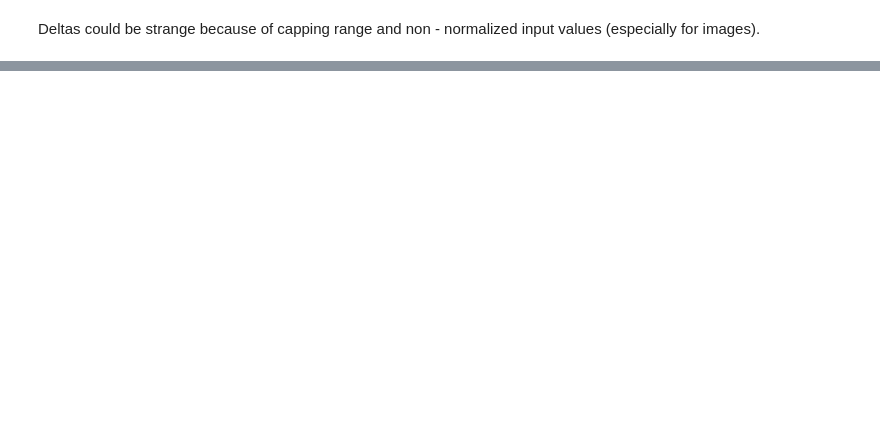
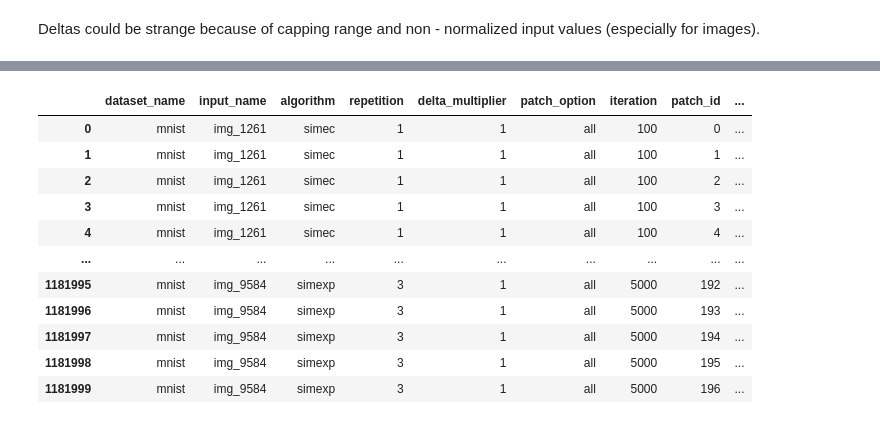
Before and after one commit to alessiomarta/transformers_equivalence_classes, a Jupyter notebook: notebooks/exploration-analysis.ipynb, the cells around one changed output, grey strips where cells are left out. Drawn from its saved outputs; the diff is of its cells as text; code cells hidden in the pictures; blank space fills up the shorter version.

Commit message:
volumes and exploration analysis

```diff
--- a/notebooks/exploration-analysis.ipynb
+++ b/notebooks/exploration-analysis.ipynb
@@ -286,0 +453,14 @@ n_inputs = 10  # here we consider experiments repeated once (hence, 10 inputs pe
+# %%
+grouped = experiments_df.groupby(
+    ["input_name", "algorithm", "repetition", "delta_multiplier", "patch_option", "dataset_name"]
+)
+
+normal = []
+
+for (input_name, algorithm, repetition, delta_multiplier, patch_option, dataset_name), group in grouped:
+    # taking first embedding representing the whole image
+    embeddings = np.stack(group["input_embedding"].values)[:,0,0,:]  # Shape: (iterations, hidden_size)
+    _, pvalues = normaltest(embeddings, axis = -1)
+    if not all(pvalues > 0.05):
+        print(">>>> Some of the embeddings are not normal")
+        break
@@ -286,0 +528,66 @@ n_inputs = 10  # here we consider experiments repeated once (hence, 10 inputs pe
+# %%
+grouped = experiments_df[experiments_df["patch_option"] == "all"].groupby(
+    ["input_name", "algorithm", "repetition", "delta_multiplier", "patch_option", "dataset_name"]
+)
+results = []
+for (input_name, algorithm, repetition, delta_multiplier, patch_option, dataset_name), group in grouped:
+    embeddings = np.ones((len(group["iteration"].unique()), group["input_embedding"].values[0].shape[-2], group["input_embedding"].values[0].shape[-1]), dtype=np.float64) * np.inf
+    for _, row in group.iterrows():
+        embeddings[row["iteration"]//100] = np.squeeze(row["input_embedding"])
+    explored_volume = np.zeros((group["input_embedding"].values[0].shape[-2],), dtype=np.float64)
+    warn = False
+    for i, iteration in enumerate(embeddings):
+        if np.count_nonzero(iteration==np.inf) == 0 and not warn:
+            if i>0:
+                #ridurre a dimensione di rango (svd) reduce svd
+                for patch_id in range(embeddings.shape[1]):
+                    rank = np.linalg.matrix_rank(embeddings[:i,patch_id,:])
+                    svd = TruncatedSVD(n_components=rank)
+                    svd_emb = svd.fit_transform(embeddings[:i,patch_id,:])
+
+                max_embedding = np.max(embeddings[:i], axis=0)  # Shape: (patches, hidden size)
+                min_embedding = np.min(embeddings[:i], axis=0)  # Shape: (patches, hidden size)
+                if np.array_equal(max_embedding, min_embedding):
+                    for patch_id in range(iteration.shape[0]):
+                        results.append((
+                            dataset_name, input_name, algorithm, repetition, delta_multiplier, patch_option, i*100, patch_id, explored_volume[patch_id]
+                        ))
+                else:
+                    with warnings.catch_warnings(record=True) as w:
+                        warnings.simplefilter("always", RuntimeWarning)  # Force warnings to be caught
+                        # Compute absolute difference
+                        sum_patches = np.abs(max_embedding - min_embedding) # Shape: (patches, hidden size)
+                        # Compute product across features (last axis)
+                        patch_volumes = np.prod(sum_patches, axis=-1, dtype=np.float64)  # Shape: (patches,)
+                        if w:
+                            for warning in w:
+                                if issubclass(warning.category, RuntimeWarning):
+                                    print(f"Input: {input_name}, Algorithm {algorithm}, Repetition {repetition}, Patch Option {patch_option}. RuntimeWarning: {warning.message}")
+                            warn = True
+                        else:
+                            # Append results as a tuple (faster than dict)
+                            for patch_id in range(patch_volumes.shape[0]):
+                                explored_volume[patch_id] += np.log(patch_volumes[patch_id])
+                                results.append((
+                                    dataset_name, input_name, algorithm, repetition, delta_multiplier, patch_option, i*100, patch_id, explored_volume[patch_id]
+                                ))
+
+# Convert results to DataFrame
+df_results = pd.DataFrame(results, columns=[
+    "dataset_name", "input_name", "algorithm", "repetition", "delta_multiplier", "patch_option", "iteration", "patch_id", "additional_patch_volume"
+])
+
+df_results
+# %% [output]
+|  | dataset_name | input_name | algorithm | repetition | delta_multiplier | patch_option | iteration | patch_id | ... |
+| 0 | mnist | img_1261 | simec | 1 | 1 | all | 100 | 0 | ... |
+| 1 | mnist | img_1261 | simec | 1 | 1 | all | 100 | 1 | ... |
+| 2 | mnist | img_1261 | simec | 1 | 1 | all | 100 | 2 | ... |
+| 3 | mnist | img_1261 | simec | 1 | 1 | all | 100 | 3 | ... |
+| 4 | mnist | img_1261 | simec | 1 | 1 | all | 100 | 4 | ... |
+| ... | ... | ... | ... | ... | ... | ... | ... | ... | ... |
+| 1181995 | mnist | img_9584 | simexp | 3 | 1 | all | 5000 | 192 | ... |
+| 1181996 | mnist | img_9584 | simexp | 3 | 1 | all | 5000 | 193 | ... |
+| 1181997 | mnist | img_9584 | simexp | 3 | 1 | all | 5000 | 194 | ... |
+| 1181998 | mnist | img_9584 | simexp | 3 | 1 | all | 5000 | 195 | ... |
+| 1181999 | mnist | img_9584 | simexp | 3 | 1 | all | 5000 | 196 | ... |
```
Also changed, not shown: parts of 23 cells of this notebook, 2 other files.
